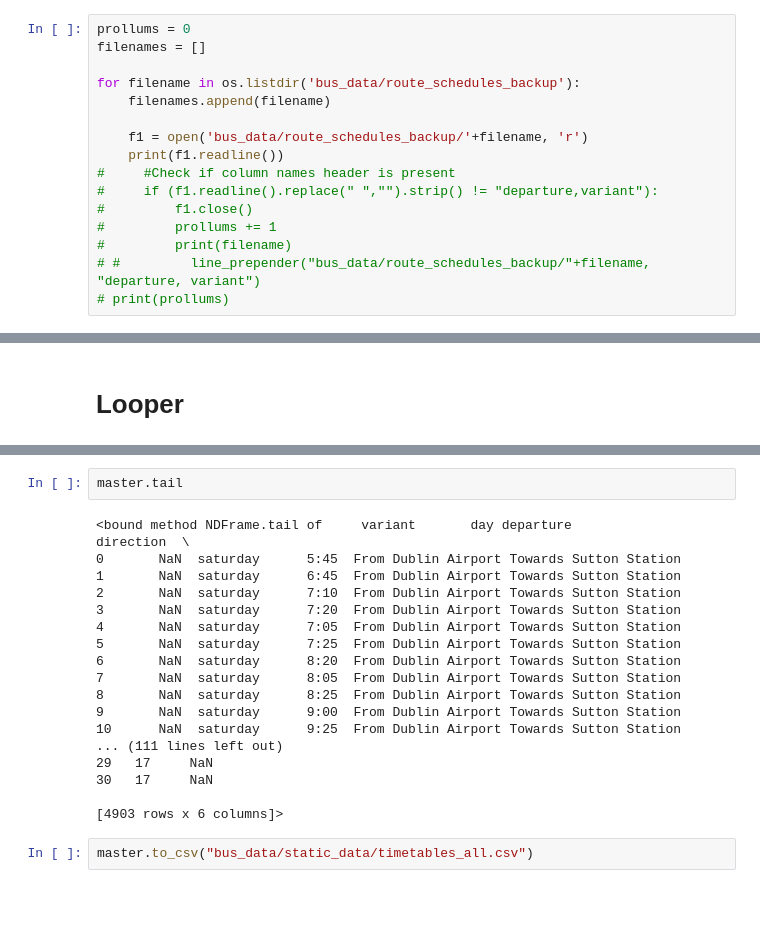
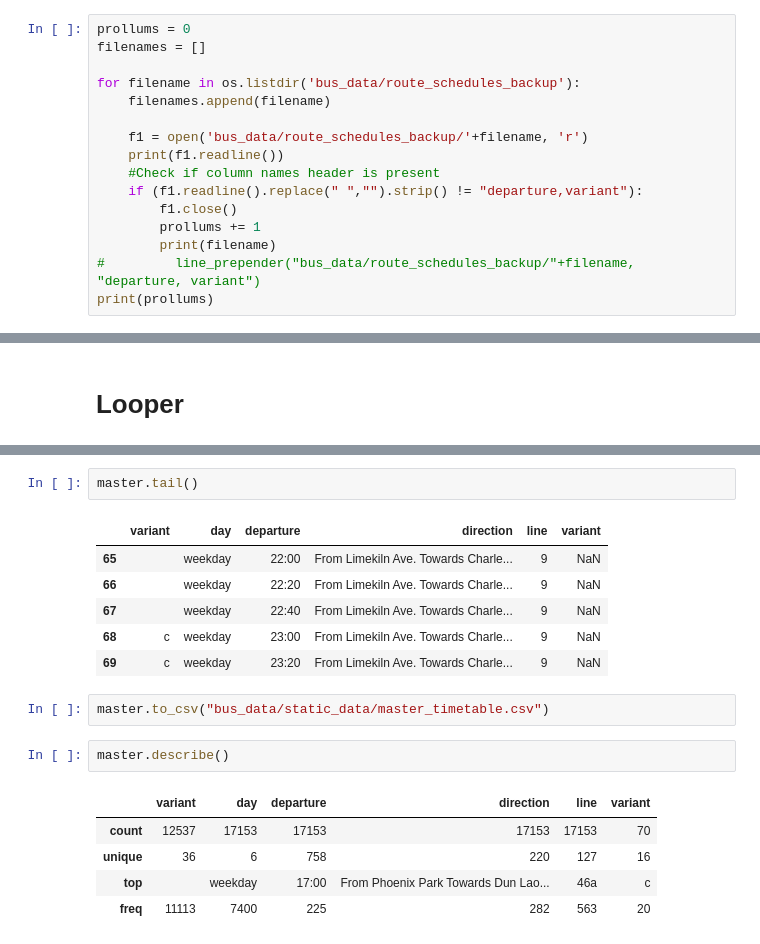
Before and after one commit to brokenloop/Research_practicum_2017, a Jupyter notebook: Data Analysis/Eoghan/Get All Timetables.ipynb, the cells around one changed output, grey strips where cells are left out. Cells and saved outputs as stored; diff of their text form; blank space fills up the shorter version.

Commit message:
Loops through individual timetables to build master

```diff
--- a/Data Analysis/Eoghan/Get All Timetables.ipynb
+++ b/Data Analysis/Eoghan/Get All Timetables.ipynb
@@ -45,13 +45,13 @@ for filename in os.listdir('bus_data/route_schedules_backup'):
 
     f1 = open('bus_data/route_schedules_backup/'+filename, 'r')
     print(f1.readline())
-#     #Check if column names header is present
-#     if (f1.readline().replace(" ","").strip() != "departure,variant"):
-#         f1.close()
-#         prollums += 1
-#         print(filename)
-# #         line_prepender("bus_data/route_schedules_backup/"+filename, "departure, variant")
-# print(prollums)
+    #Check if column names header is present
+    if (f1.readline().replace(" ","").strip() != "departure,variant"):
+        f1.close()
+        prollums += 1
+        print(filename)
+#         line_prepender("bus_data/route_schedules_backup/"+filename, "departure, variant")
+print(prollums)
 # %% [output]
 departure,variant
 
@@ -135,24 +135,21 @@ master.to_csv("bus_data/static_data/timetables_all.csv")
 9_weekday_From Charlestown Towards Limekiln Ave..csv done
 9_weekday_From Limekiln Ave. Towards Charlestown.csv done
 # %%
-master.tail
+master.tail()
 # %% [output]
-<bound method NDFrame.tail of     variant       day departure                                   direction  \
-0       NaN  saturday      5:45  From Dublin Airport Towards Sutton Station
-1       NaN  saturday      6:45  From Dublin Airport Towards Sutton Station
-2       NaN  saturday      7:10  From Dublin Airport Towards Sutton Station
-3       NaN  saturday      7:20  From Dublin Airport Towards Sutton Station
-4       NaN  saturday      7:05  From Dublin Airport Towards Sutton Station
-5       NaN  saturday      7:25  From Dublin Airport Towards Sutton Station
-6       NaN  saturday      8:20  From Dublin Airport Towards Sutton Station
-7       NaN  saturday      8:05  From Dublin Airport Towards Sutton Station
-8       NaN  saturday      8:25  From Dublin Airport Towards Sutton Station
-9       NaN  saturday      9:00  From Dublin Airport Towards Sutton Station
-10      NaN  saturday      9:25  From Dublin Airport Towards Sutton Station
-... (111 lines left out)
-29   17     NaN
-30   17     NaN
-
-[4903 rows x 6 columns]>
+|  | variant | day | departure | direction | line | variant |
+| 65 |  | weekday | 22:00 | From Limekiln Ave. Towards Charle... | 9 | NaN |
+| 66 |  | weekday | 22:20 | From Limekiln Ave. Towards Charle... | 9 | NaN |
+| 67 |  | weekday | 22:40 | From Limekiln Ave. Towards Charle... | 9 | NaN |
+| 68 | c | weekday | 23:00 | From Limekiln Ave. Towards Charle... | 9 | NaN |
+| 69 | c | weekday | 23:20 | From Limekiln Ave. Towards Charle... | 9 | NaN |
 # %%
-master.to_csv("bus_data/static_data/timetables_all.csv")
+master.to_csv("bus_data/static_data/master_timetable.csv")
+# %%
+master.describe()
+# %% [output]
+|  | variant | day | departure | direction | line | variant |
+| count | 12537 | 17153 | 17153 | 17153 | 17153 | 70 |
+| unique | 36 | 6 | 758 | 220 | 127 | 16 |
+| top |  | weekday | 17:00 | From Phoenix Park Towards Dun Lao... | 46a | c |
+| freq | 11113 | 7400 | 225 | 282 | 563 | 20 |
```
Also changed, not shown: parts of 1 cell of this notebook.
